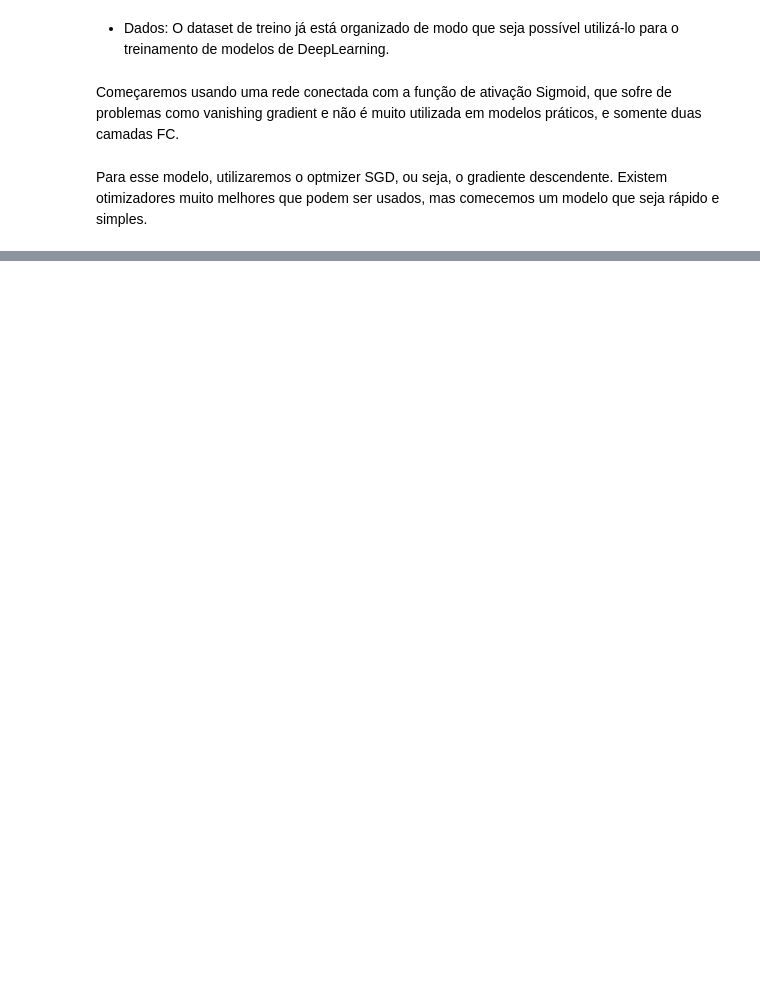
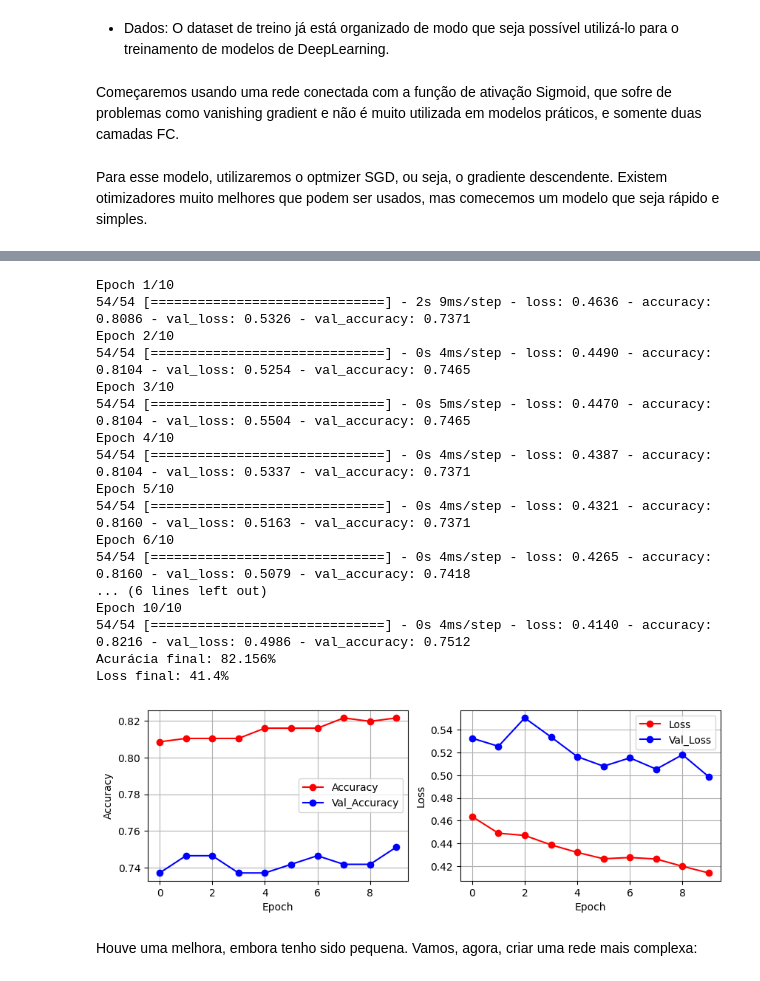
Before and after one commit to RenanFlorencio/Titanic-Model-Training, a Jupyter notebook: training.ipynb, the cells around one changed output, grey strips where cells are left out. Cells and saved outputs as stored; diff of their text form; code cells hidden in the pictures; blank space fills up the shorter version.

```diff
--- a/training.ipynb
+++ b/training.ipynb
@@ -553,0 +660,26 @@ TypeError: in user code:
+# %%
+modelo_2.compile(optimizer=tf.keras.optimizers.Adam(), loss = tf.keras.losses.BinaryCrossentropy(), metrics=['accuracy'])
+# %%
+h_m2_adam = modelo_2.fit(new_train_x, new_train_y, epochs=10, validation_data=(val_x, val_y), batch_size=10)
+resultados_modelo(h_m2_adam)
+# %% [output]
+Epoch 1/10
+54/54 [==============================] - 2s 9ms/step - loss: 0.4636 - accuracy: 0.8086 - val_loss: 0.5326 - val_accuracy: 0.7371
+Epoch 2/10
+54/54 [==============================] - 0s 4ms/step - loss: 0.4490 - accuracy: 0.8104 - val_loss: 0.5254 - val_accuracy: 0.7465
+Epoch 3/10
+54/54 [==============================] - 0s 5ms/step - loss: 0.4470 - accuracy: 0.8104 - val_loss: 0.5504 - val_accuracy: 0.7465
+Epoch 4/10
+54/54 [==============================] - 0s 4ms/step - loss: 0.4387 - accuracy: 0.8104 - val_loss: 0.5337 - val_accuracy: 0.7371
+Epoch 5/10
+54/54 [==============================] - 0s 4ms/step - loss: 0.4321 - accuracy: 0.8160 - val_loss: 0.5163 - val_accuracy: 0.7371
+Epoch 6/10
+54/54 [==============================] - 0s 4ms/step - loss: 0.4265 - accuracy: 0.8160 - val_loss: 0.5079 - val_accuracy: 0.7418
+... (6 lines left out)
+Epoch 10/10
+54/54 [==============================] - 0s 4ms/step - loss: 0.4140 - accuracy: 0.8216 - val_loss: 0.4986 - val_accuracy: 0.7512
+Acurácia final: 82.156%
+Loss final: 41.4%
+[figure, added]
+# %% [markdown]
+Houve uma melhora, embora tenho sido pequena. Vamos, agora, criar uma rede mais complexa:
```
Also changed, not shown: parts of 52 cells of this notebook.
